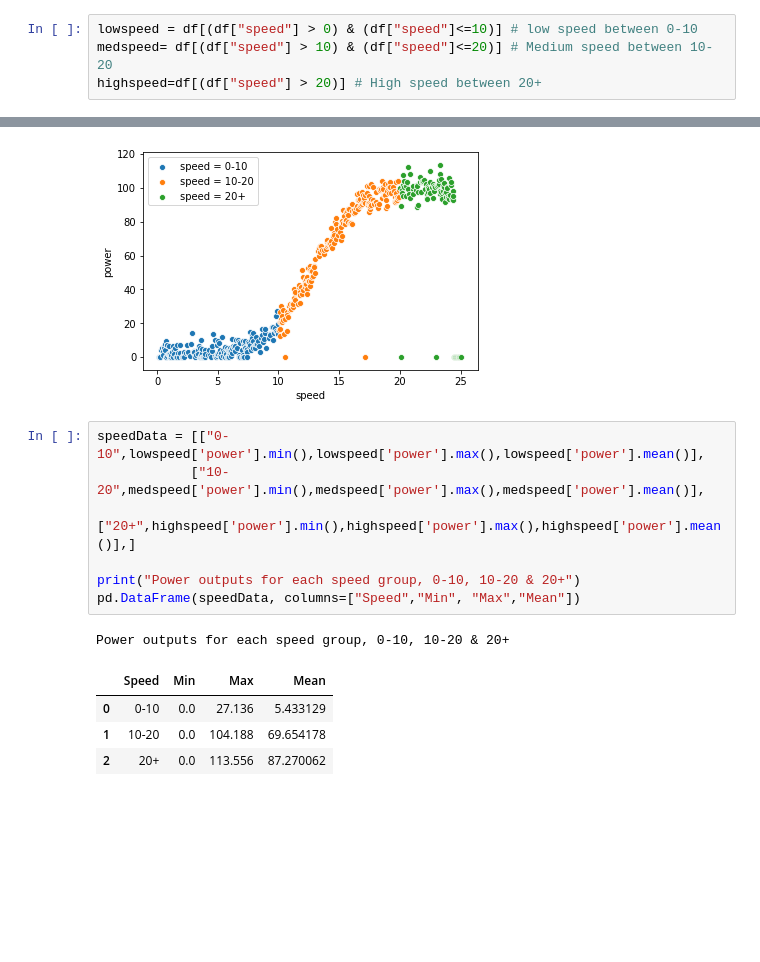
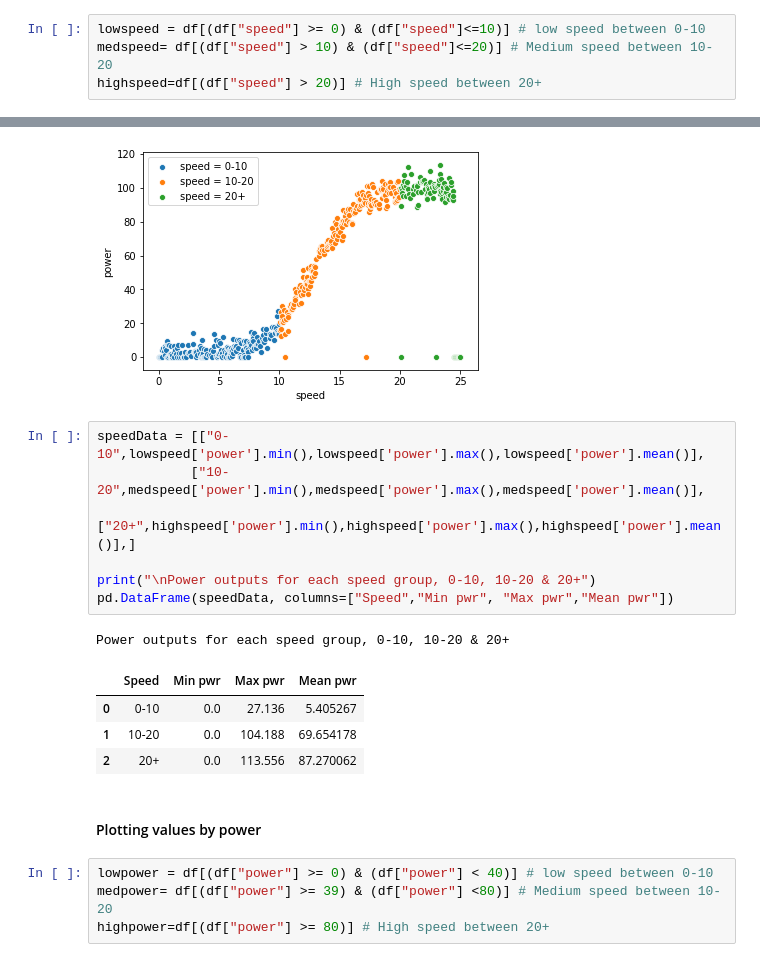
Before and after one commit to EoinStankard/Machine-Learning-Statistics-Project, a Jupyter notebook: MLS-Project.ipynb, the cells around one changed output, grey strips where cells are left out. Saved outputs shown, nothing was run; the diff lists cells and outputs as text; blank space fills up the shorter version.

```diff
--- a/MLS-Project.ipynb
+++ b/MLS-Project.ipynb
@@ -85,7 +87,7 @@ df.sort_values(by='speed', ascending=True).head()
 # %% [markdown]
 Below is a scatter plot of three different speed ranges, 0-10,10-20 and 25+
 # %%
-lowspeed = df[(df["speed"] > 0) & (df["speed"]<=10)] # low speed between 0-10
+lowspeed = df[(df["speed"] >= 0) & (df["speed"]<=10)] # low speed between 0-10
 medspeed= df[(df["speed"] > 10) & (df["speed"]<=20)] # Medium speed between 10-20
 highspeed=df[(df["speed"] > 20)] # High speed between 20+
 # %%
@@ -99,13 +101,19 @@ plt.legend()
 # %%
 speedData = [["0-10",lowspeed['power'].min(),lowspeed['power'].max(),lowspeed['power'].mean()],
             ["10-20",medspeed['power'].min(),medspeed['power'].max(),medspeed['power'].mean()],
             ["20+",highspeed['power'].min(),highspeed['power'].max(),highspeed['power'].mean()],]
 
-print("Power outputs for each speed group, 0-10, 10-20 & 20+")
-pd.DataFrame(speedData, columns=["Speed","Min", "Max","Mean"])
+print("\nPower outputs for each speed group, 0-10, 10-20 & 20+")
+pd.DataFrame(speedData, columns=["Speed","Min pwr", "Max pwr","Mean pwr"])
 # %% [output]
 Power outputs for each speed group, 0-10, 10-20 & 20+
-|  | Speed | Min | Max | Mean |
-| 0 | 0-10 | 0.0 | 27.136 | 5.433129 |
+|  | Speed | Min pwr | Max pwr | Mean pwr |
+| 0 | 0-10 | 0.0 | 27.136 | 5.405267 |
 | 1 | 10-20 | 0.0 | 104.188 | 69.654178 |
 | 2 | 20+ | 0.0 | 113.556 | 87.270062 |
+# %% [markdown]
+#### Plotting values by power
+# %%
+lowpower = df[(df["power"] >= 0) & (df["power"] < 40)] # low speed between 0-10
+medpower= df[(df["power"] >= 39) & (df["power"] <80)] # Medium speed between 10-20
+highpower=df[(df["power"] >= 80)] # High speed between 20+
```
Also changed, not shown: parts of 18 cells of this notebook.
